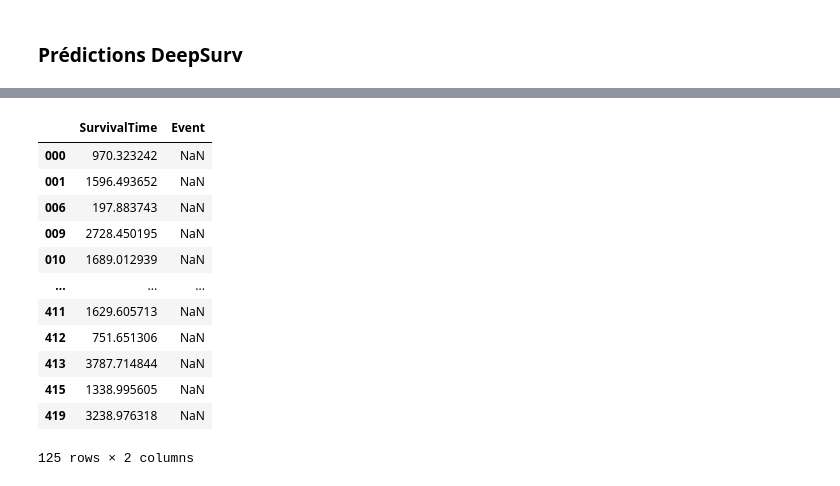
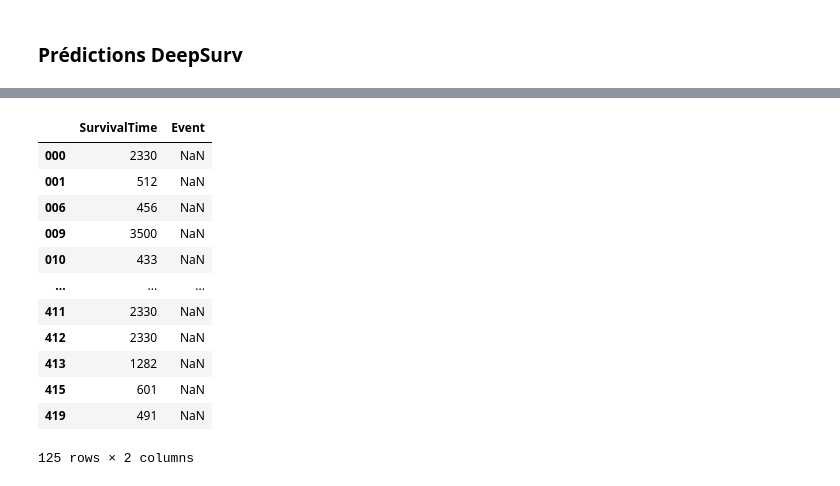
Before and after one commit to Maxime-LP/lung-owkin, a Jupyter notebook: lung.ipynb, the cells around one changed output, grey strips where cells are left out. Drawn from its saved outputs; the diff is of its cells as text; code cells hidden in the pictures.

```diff
--- a/lung.ipynb
+++ b/lung.ipynb
@@ -590,20 +568,28 @@ array([ 1.2237063e-01, -3.7556508e-01,  1.7123202e+00, -9.1148883e-01,
+# %%
+#surv = modelDeepL.predict_surv_df(xtestimages)
+
+#surv = modelDeepSurv.predict(xtestdeepsurv)
+surv = modelDeepSurv.predict_surv_df(xtestdeepsurv)
+
+#Temps de survie médian i.e temps de survie pour lequel la proba de survie descend sous 0.5
+med = [ np.max(surv[ind].loc[surv[ind]>0.5].index) for ind in surv.columns]
 # %%
 predDf = pd.DataFrame()
-predDf['SurvivalTime'], predDf["Event"] = np.exp(-surv[:,0]+7), len(xtestdeepsurv)*[np.NaN]
+predDf['SurvivalTime'], predDf["Event"] = med, len(xtestdeepsurv)*[np.NaN]
 predDf.index = xtest.index
-predDf.to_csv(f"ytest_images_shift_neg.csv")
+predDf.to_csv(f"ytest_deepsurv_median.csv")
 predDf
 # %% [output]
 |  | SurvivalTime | Event |
-| 000 | 970.323242 | NaN |
-| 001 | 1596.493652 | NaN |
-| 006 | 197.883743 | NaN |
-| 009 | 2728.450195 | NaN |
-| 010 | 1689.012939 | NaN |
+| 000 | 2330 | NaN |
+| 001 | 512 | NaN |
+| 006 | 456 | NaN |
+| 009 | 3500 | NaN |
+| 010 | 433 | NaN |
 | ... | ... | ... |
-| 411 | 1629.605713 | NaN |
-| 412 | 751.651306 | NaN |
-| 413 | 3787.714844 | NaN |
-| 415 | 1338.995605 | NaN |
-| 419 | 3238.976318 | NaN |
+| 411 | 2330 | NaN |
+| 412 | 2330 | NaN |
+| 413 | 1282 | NaN |
+| 415 | 601 | NaN |
+| 419 | 491 | NaN |
 125 rows × 2 columns
```
Also changed, not shown: parts of 4 cells of this notebook.
